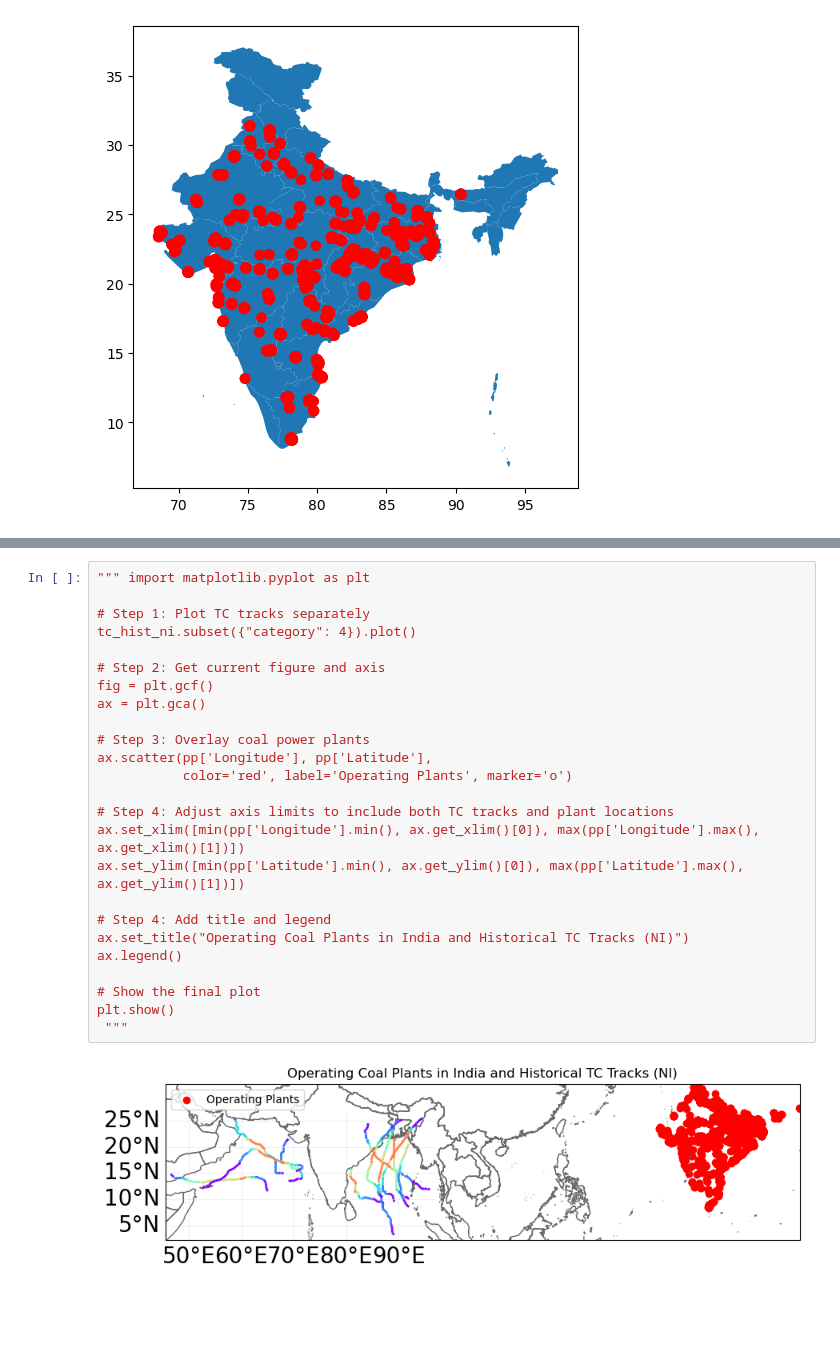
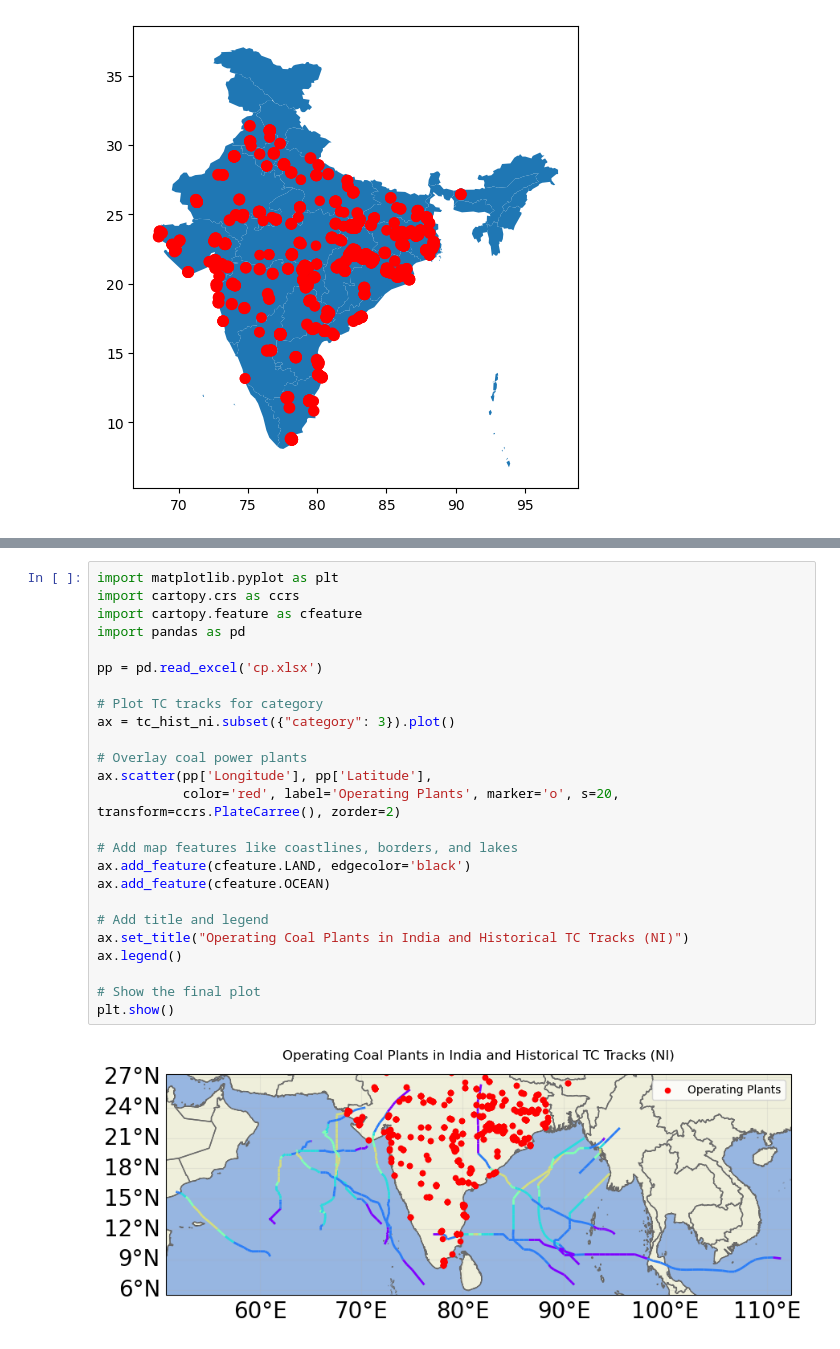
Before and after one commit to Moqian1122/TCRiskIndia, a Jupyter notebook: tc_histrocial_get.ipynb, the cells around one changed output, grey strips where cells are left out. Saved outputs shown, nothing was run; the diff lists cells and outputs as text; blank space fills up the shorter version.

```diff
--- a/tc_histrocial_get.ipynb
+++ b/tc_histrocial_get.ipynb
@@ -171,27 +123,27 @@ Name: Longitude, Length: 1951, dtype: float64
 # %%
-""" import matplotlib.pyplot as plt
+import matplotlib.pyplot as plt
+import cartopy.crs as ccrs
+import cartopy.feature as cfeature
+import pandas as pd
 
-# Step 1: Plot TC tracks separately
-tc_hist_ni.subset({"category": 4}).plot()
+pp = pd.read_excel('cp.xlsx')
 
-# Step 2: Get current figure and axis
-fig = plt.gcf()
-ax = plt.gca()
+# Plot TC tracks for category
+ax = tc_hist_ni.subset({"category": 3}).plot()
 
-# Step 3: Overlay coal power plants
+# Overlay coal power plants
 ax.scatter(pp['Longitude'], pp['Latitude'],
-           color='red', label='Operating Plants', marker='o')
+           color='red', label='Operating Plants', marker='o', s=20, transform=ccrs.PlateCarree(), zorder=2)
 
-# Step 4: Adjust axis limits to include both TC tracks and plant locations
-ax.set_xlim([min(pp['Longitude'].min(), ax.get_xlim()[0]), max(pp['Longitude'].max(), ax.get_xlim()[1])])
-ax.set_ylim([min(pp['Latitude'].min(), ax.get_ylim()[0]), max(pp['Latitude'].max(), ax.get_ylim()[1])])
+# Add map features like coastlines, borders, and lakes
+ax.add_feature(cfeature.LAND, edgecolor='black')
+ax.add_feature(cfeature.OCEAN)
 
-# Step 4: Add title and legend
+# Add title and legend
 ax.set_title("Operating Coal Plants in India and Historical TC Tracks (NI)")
 ax.legend()
 
 # Show the final plot
 plt.show()
- """
 # %% [output]
-[figure, old version]
+[figure, new version]
```
Also changed, not shown: parts of 18 cells of this notebook, 6 other files.
